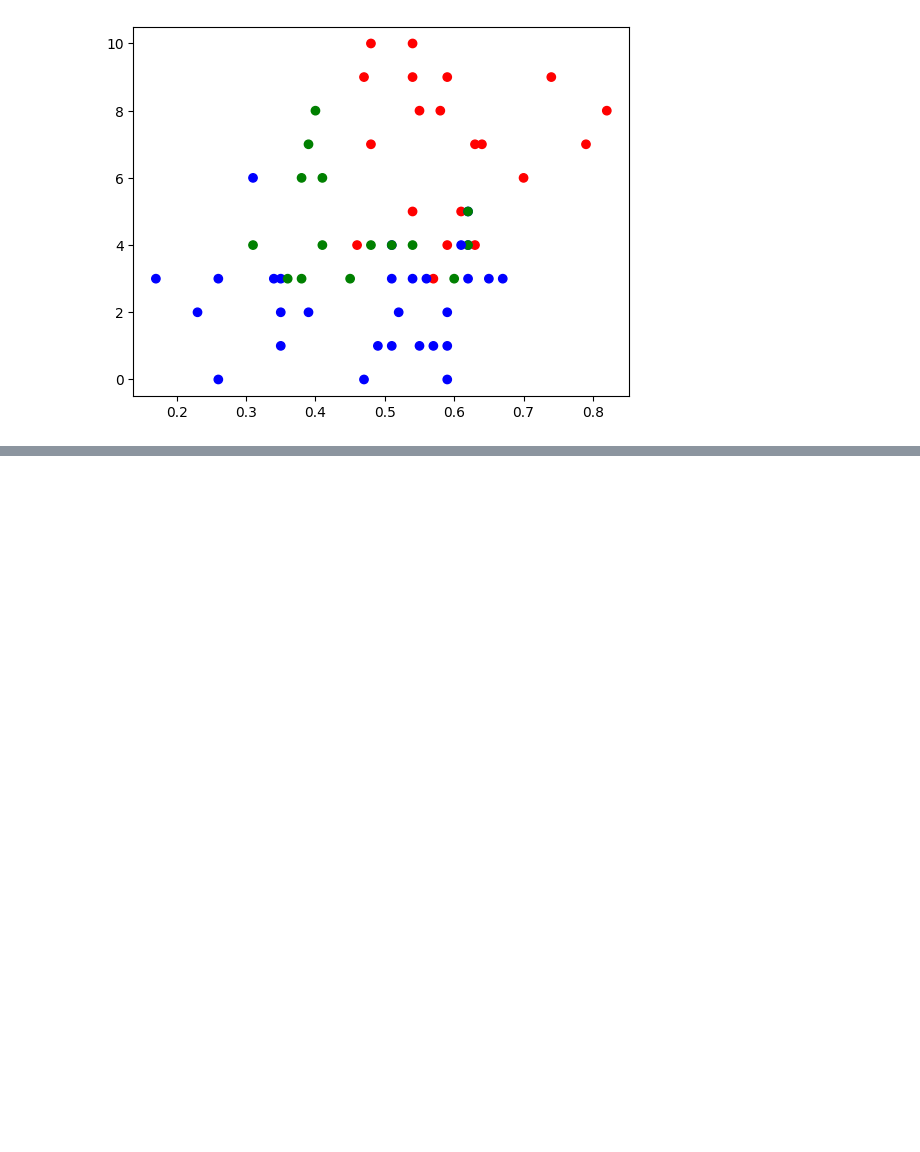
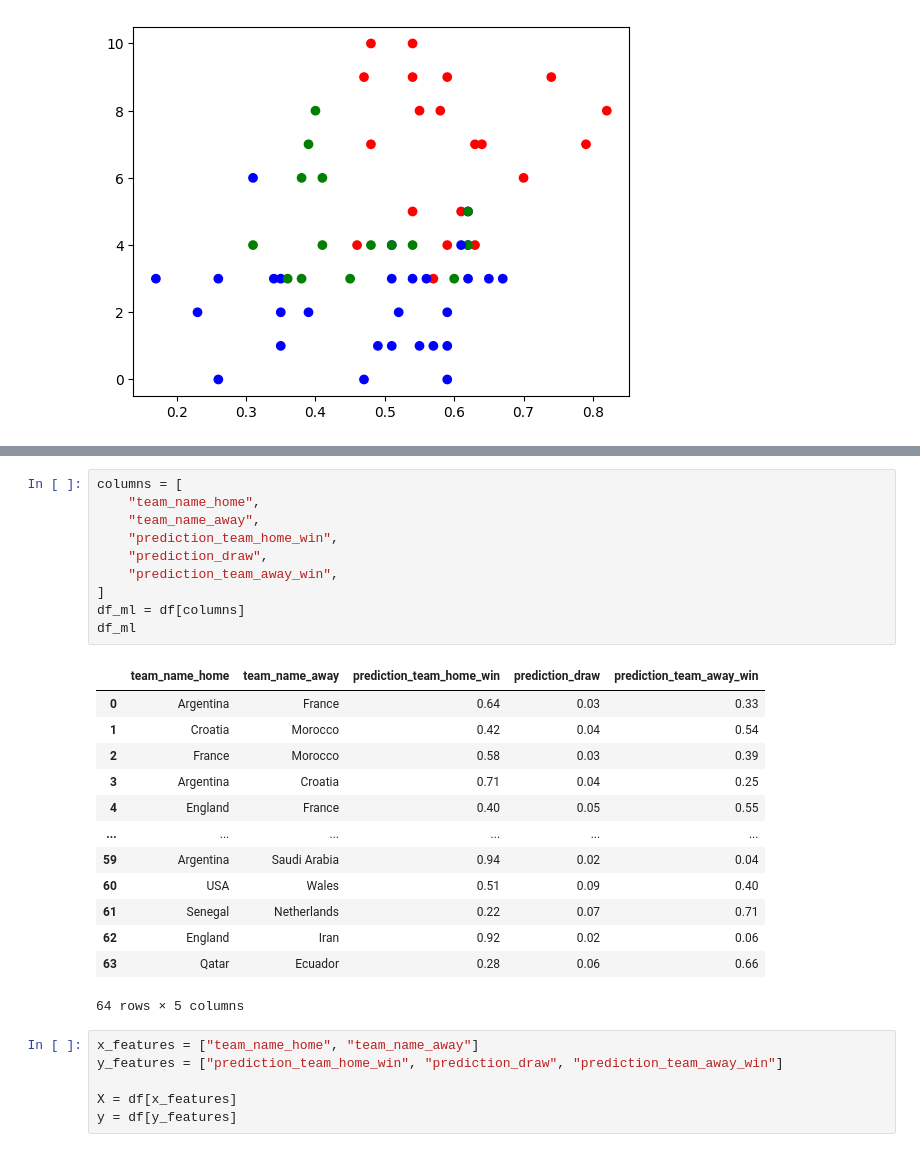
Before and after one commit to caiocmb7/projetos, a Jupyter notebook: ML&AI/world cup 2022/worldcup_eda.ipynb, the cells around one changed output, grey strips where cells are left out. Drawn from its saved outputs; the diff is of its cells as text; blank space fills up the shorter version.

Commit message:
start predictions

```diff
--- a/ML&AI/world cup 2022/worldcup_eda.ipynb
+++ b/ML&AI/world cup 2022/worldcup_eda.ipynb
@@ -963,0 +989,30 @@ plt.show()
+# %%
+columns = [
+    "team_name_home",
+    "team_name_away",
+    "prediction_team_home_win",
+    "prediction_draw",
+    "prediction_team_away_win",
+]
+df_ml = df[columns]
+df_ml
+# %% [output]
+|  | team_name_home | team_name_away | prediction_team_home_win | prediction_draw | prediction_team_away_win |
+| 0 | Argentina | France | 0.64 | 0.03 | 0.33 |
+| 1 | Croatia | Morocco | 0.42 | 0.04 | 0.54 |
+| 2 | France | Morocco | 0.58 | 0.03 | 0.39 |
+| 3 | Argentina | Croatia | 0.71 | 0.04 | 0.25 |
+| 4 | England | France | 0.40 | 0.05 | 0.55 |
+| ... | ... | ... | ... | ... | ... |
+| 59 | Argentina | Saudi Arabia | 0.94 | 0.02 | 0.04 |
+| 60 | USA | Wales | 0.51 | 0.09 | 0.40 |
+| 61 | Senegal | Netherlands | 0.22 | 0.07 | 0.71 |
+| 62 | England | Iran | 0.92 | 0.02 | 0.06 |
+| 63 | Qatar | Ecuador | 0.28 | 0.06 | 0.66 |
+64 rows × 5 columns
+# %%
+x_features = ["team_name_home", "team_name_away"]
+y_features = ["prediction_team_home_win", "prediction_draw", "prediction_team_away_win"]
+
+X = df[x_features]
+y = df[y_features]
```
Also changed, not shown: parts of 14 cells of this notebook.
